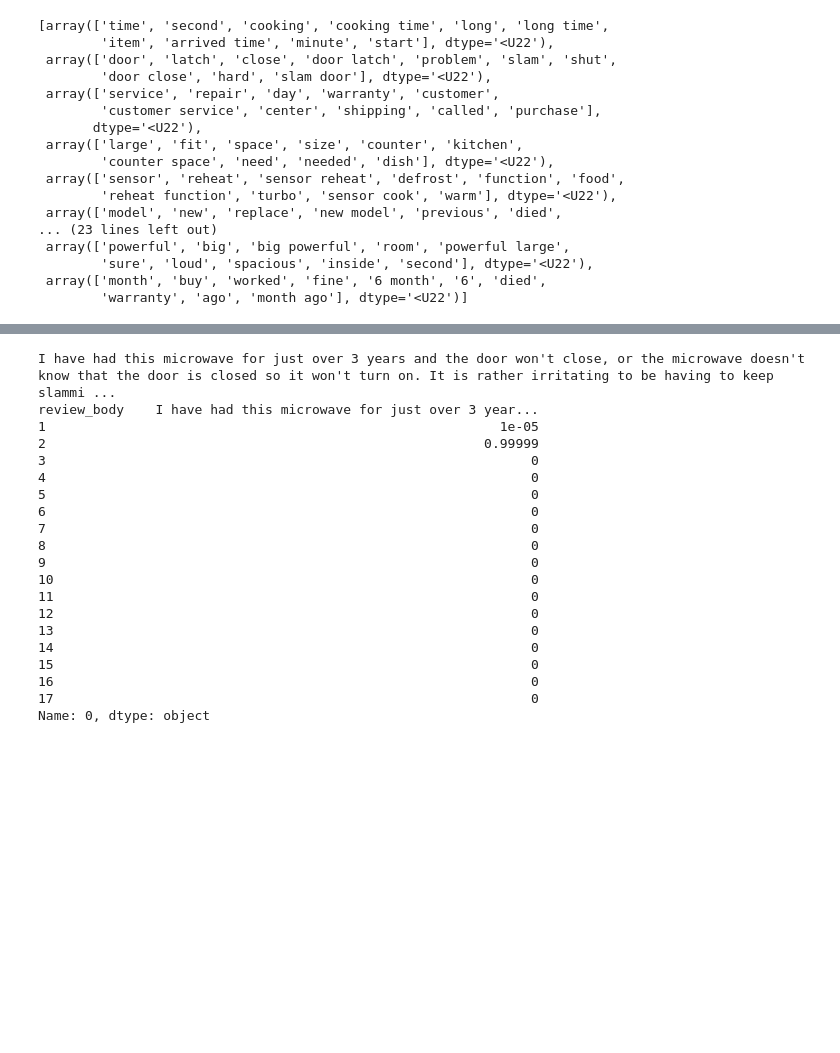
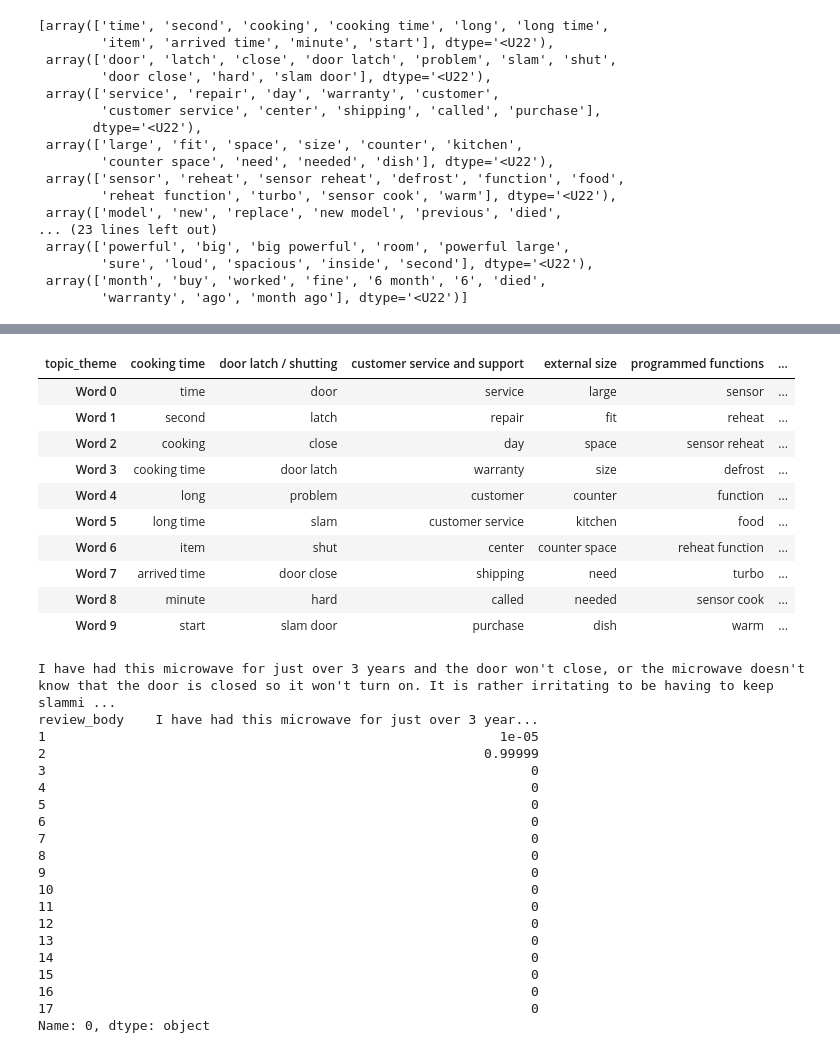
Before and after one commit to GrilledJeez/amazon_product_feature_analysis, a Jupyter notebook: modeling.ipynb, the cells around one changed output, grey strips where cells are left out. Saved outputs shown, nothing was run; the diff lists cells and outputs as text; code cells hidden in the pictures; blank space fills up the shorter version.

```diff
--- a/modeling.ipynb
+++ b/modeling.ipynb
@@ -238,7 +238,7 @@ topic_featuring(17, 10)
 | Word 8 | minute | hard | called | needed | sensor cook | similar | watt power | hand | expected | food quickly | larger | ... |
 | Word 9 | start | slam door | purchase | dish | warm | older model | cooking | pull | value | heat evenly | minute | ... |
 # %%
-def nmf_featurizer(max_features=10000, min_df=4, max_df=.8, ngram_max = 2, n_components=17, n_words=10):
+def nmf_featurizer(max_features=10000, min_df=4, max_df=.8, ngram_max = 2, n_components=17, n_words=10, column_names_known = 'n'):
     X, vectorizer = vectorize_this(max_features, min_df, max_df, ngram_max)
 
     nmf, W, H = make_nmf(n_components, .1, X)
@@ -248,7 +248,10 @@ def nmf_featurizer(max_features=10000, min_df=4, max_df=.8, ngram_max = 2, n_com
     df_topic_keywords.columns = ['Word '+str(i) for i in range(df_topic_keywords.shape[1])]
     df_topic_keywords.index = ['Topic '+str(i) for i in range(df_topic_keywords.shape[0])]
 
-    Topics_theme = range(n_components)
+    if column_names_known == 'n':
+        Topics_theme = range(n_components)
+    elif column_names_known == 'Y':
+        Topics_theme = topic_labels
     df_topic_keywords['topic_theme'] = Topics_theme
     df_topic_keywords.set_index('topic_theme', inplace=True)
     return df_topic_keywords.T
@@ -404,3 +426,18 @@ sorted(feature_score.items(), key= lambda x: x[1])
+# %%
+topic_words_df = nmf_featurizer(column_names_known ='Y')
+topic_words_df
+# %% [output]
+| topic_theme | cooking time | door latch / shutting | customer service and support | external size | programmed functions | ... |
+| Word 0 | time | door | service | large | sensor | ... |
+| Word 1 | second | latch | repair | fit | reheat | ... |
+| Word 2 | cooking | close | day | space | sensor reheat | ... |
+| Word 3 | cooking time | door latch | warranty | size | defrost | ... |
+| Word 4 | long | problem | customer | counter | function | ... |
+| Word 5 | long time | slam | customer service | kitchen | food | ... |
+| Word 6 | item | shut | center | counter space | reheat function | ... |
+| Word 7 | arrived time | door close | shipping | need | turbo | ... |
+| Word 8 | minute | hard | called | needed | sensor cook | ... |
+| Word 9 | start | slam door | purchase | dish | warm | ... |
 # %%
 review_df = pd.concat([df, top_df.reindex(df.index)], axis=1)[['review_body', '1','2','3','4','5','6','7','8','9','10','11','12','13','14','15','16','17']]
 # %%
```
Also changed, not shown: parts of 9 cells of this notebook.
